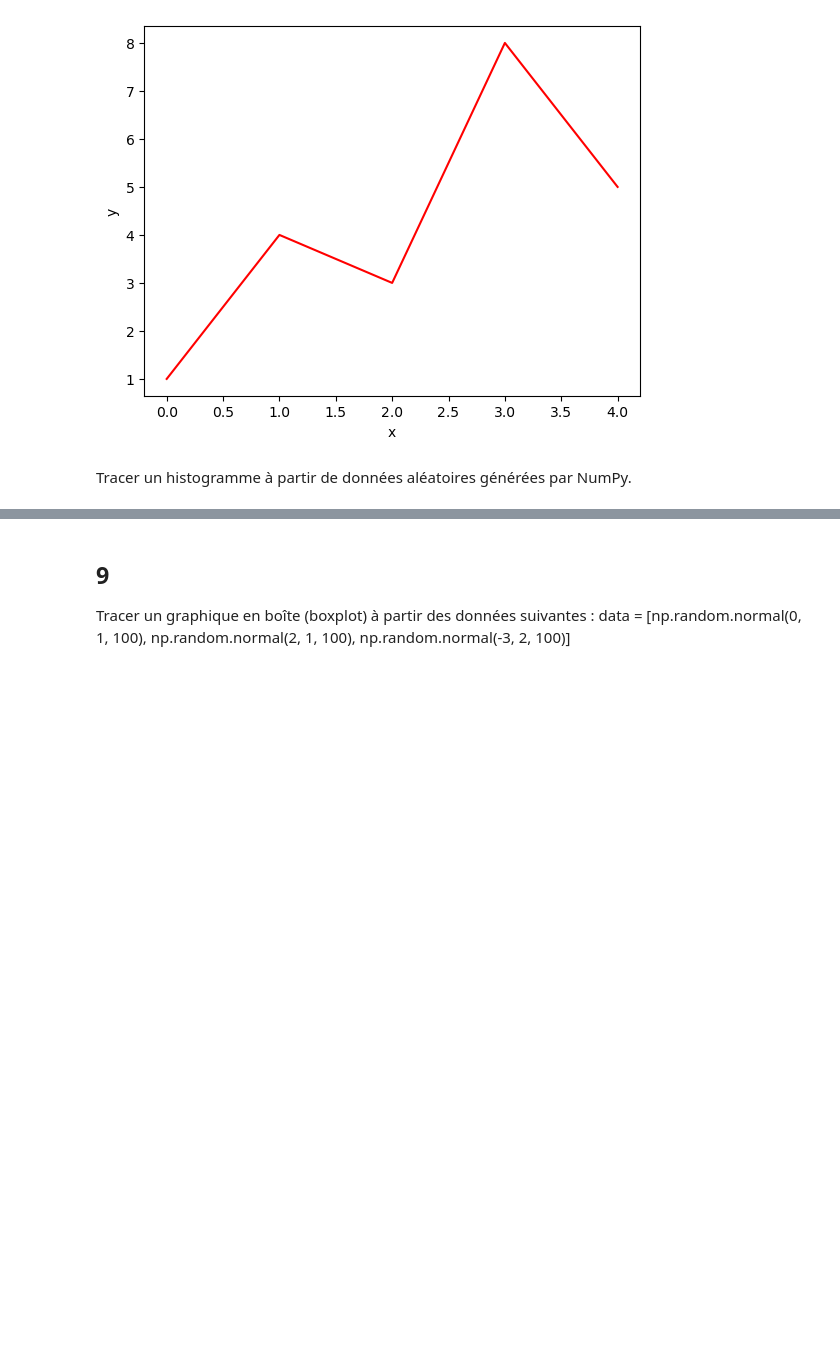
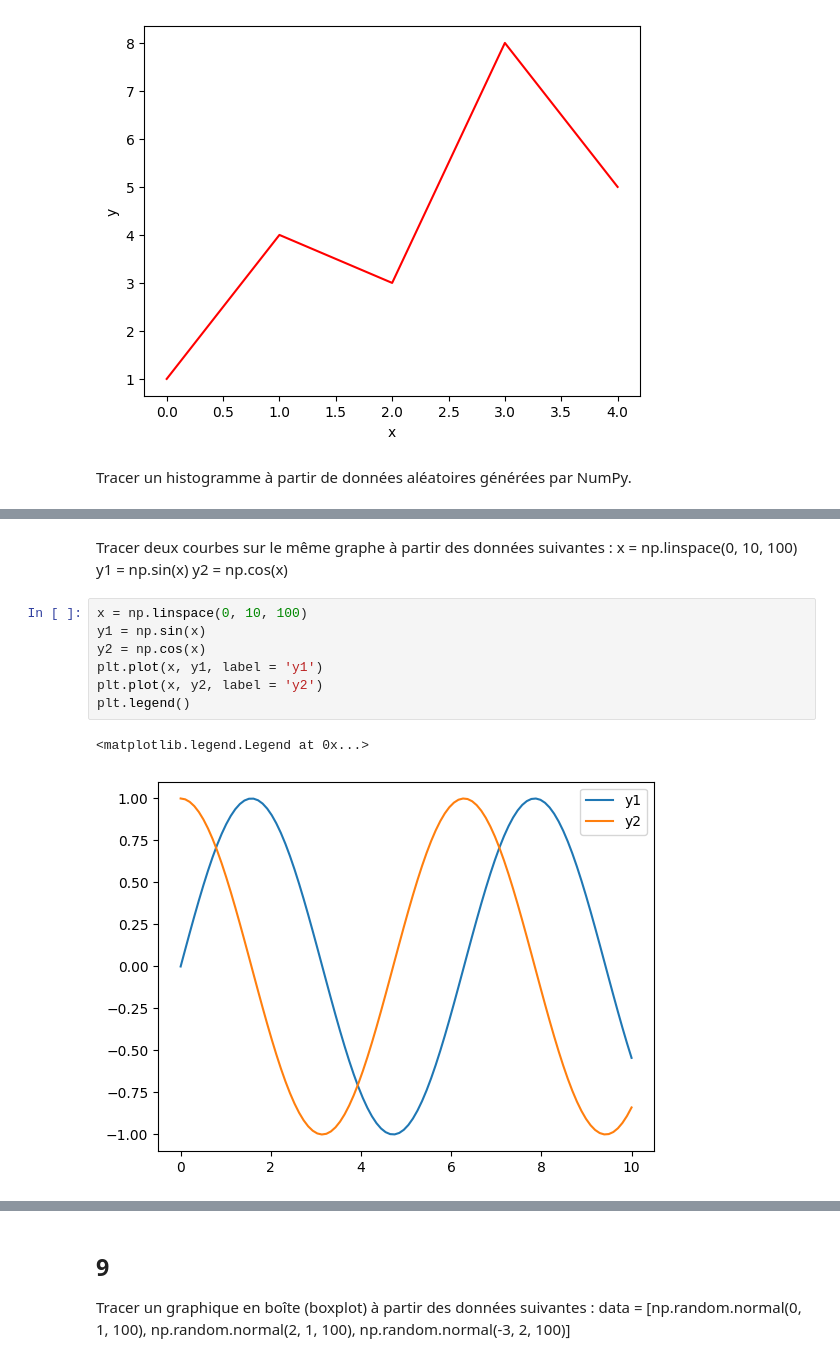
Before and after one commit to Insiares/simplon_datai_2025, a Jupyter notebook: 0/Exo_plot/Exo_plot.ipynb, the cells around one changed output, grey strips where cells are left out. Cells and saved outputs as stored; diff of their text form; blank space fills up the shorter version.

```diff
--- a/0/Exo_plot/Exo_plot.ipynb
+++ b/0/Exo_plot/Exo_plot.ipynb
@@ -70,0 +94,16 @@ data = [np.random.normal(0, 1, 100), np.random.normal(2, 1, 100), np.random.norm
+# %% [markdown]
+
+Tracer deux courbes sur le même graphe à partir des données suivantes :
+x = np.linspace(0, 10, 100)
+y1 = np.sin(x)
+y2 = np.cos(x)
+# %%
+x = np.linspace(0, 10, 100)
+y1 = np.sin(x)
+y2 = np.cos(x)
+plt.plot(x, y1, label = 'y1')
+plt.plot(x, y2, label = 'y2')
+plt.legend()
+# %% [output]
+<matplotlib.legend.Legend at 0x...>
+[figure, added]
```
Also changed, not shown: parts of 18 cells of this notebook.
